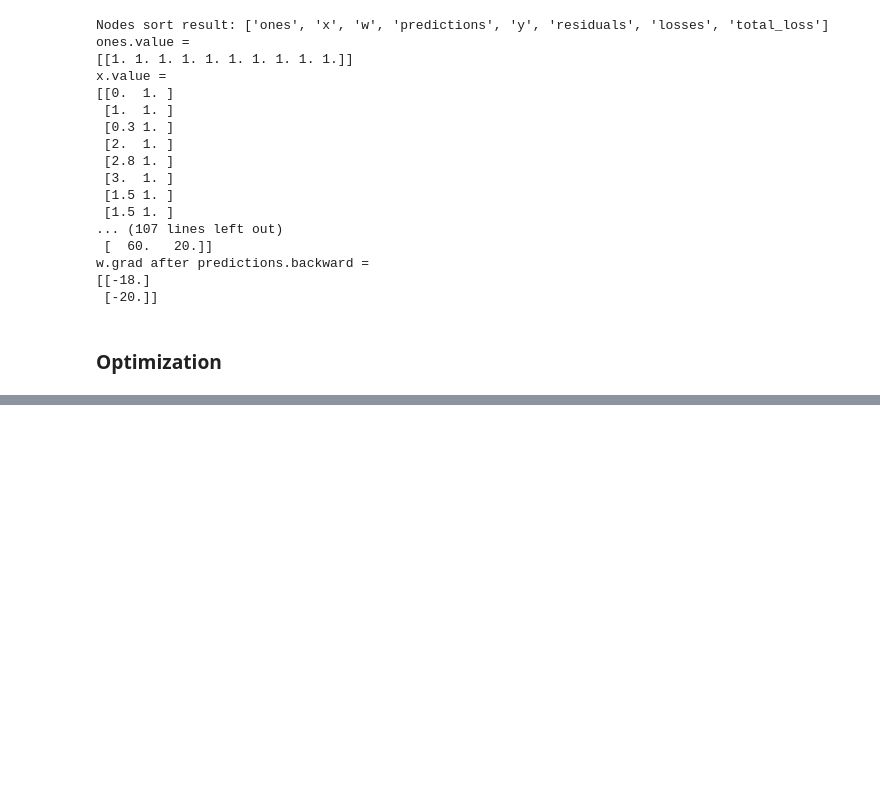
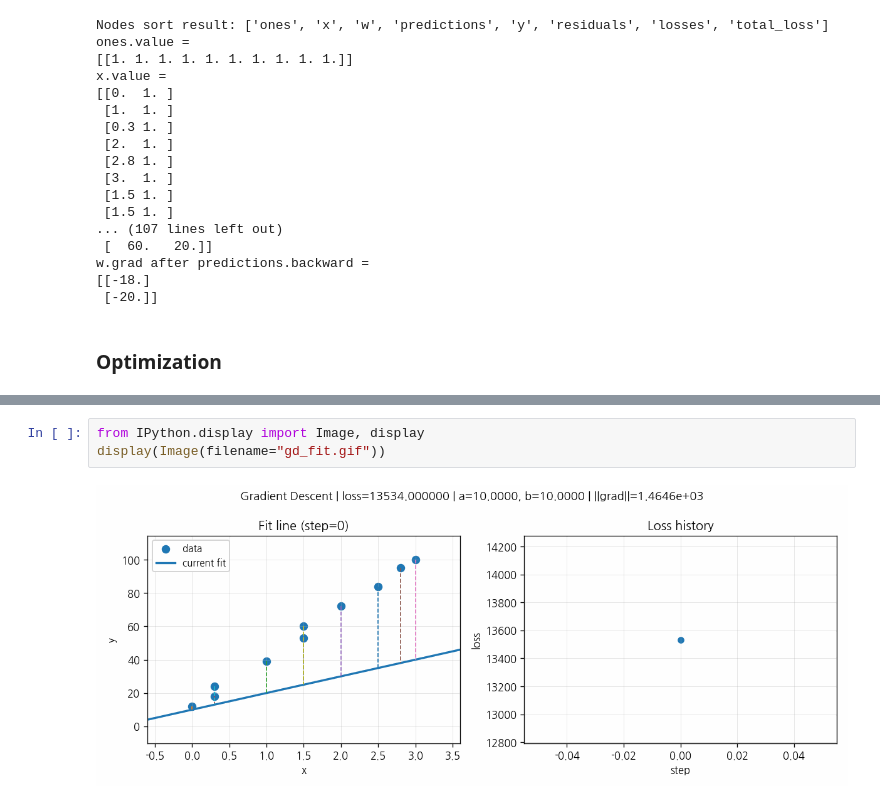
Before and after one commit to iras-mpark/MLA1020, a Jupyter notebook: week2.ipynb, the cells around one changed output, grey strips where cells are left out. Drawn from its saved outputs; the diff is of its cells as text; blank space fills up the shorter version.

```diff
--- a/week2.ipynb
+++ b/week2.ipynb
@@ -1168,0 +1393,5 @@ w =
+# %%
+from IPython.display import Image, display
+display(Image(filename="gd_fit.gif"))
+# %% [output]
+[figure, added]
```
Also changed, not shown: parts of 4 cells of this notebook.
